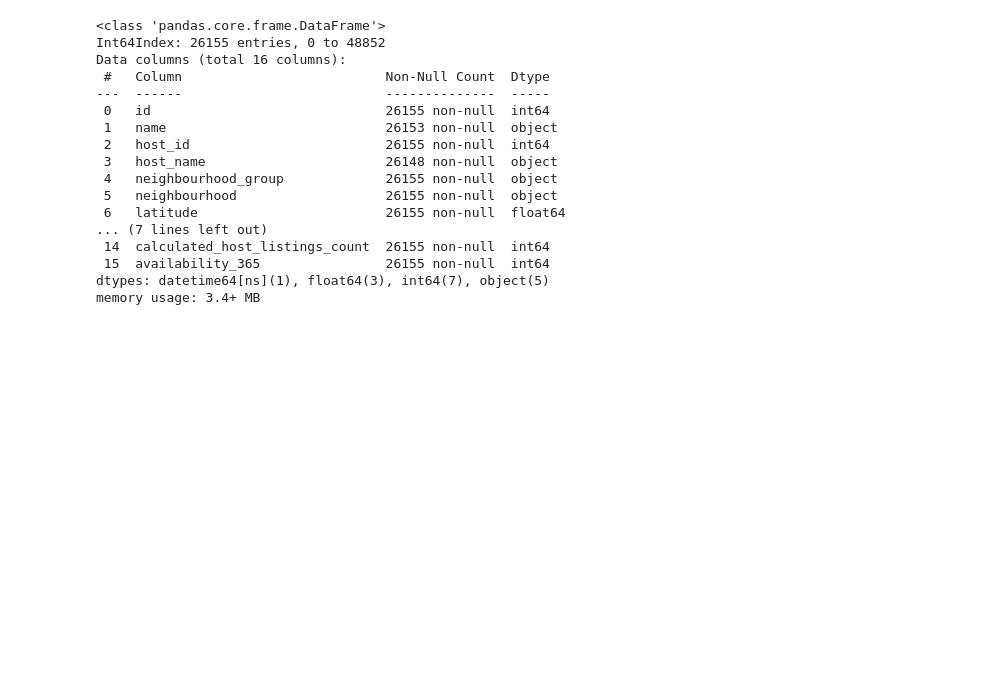
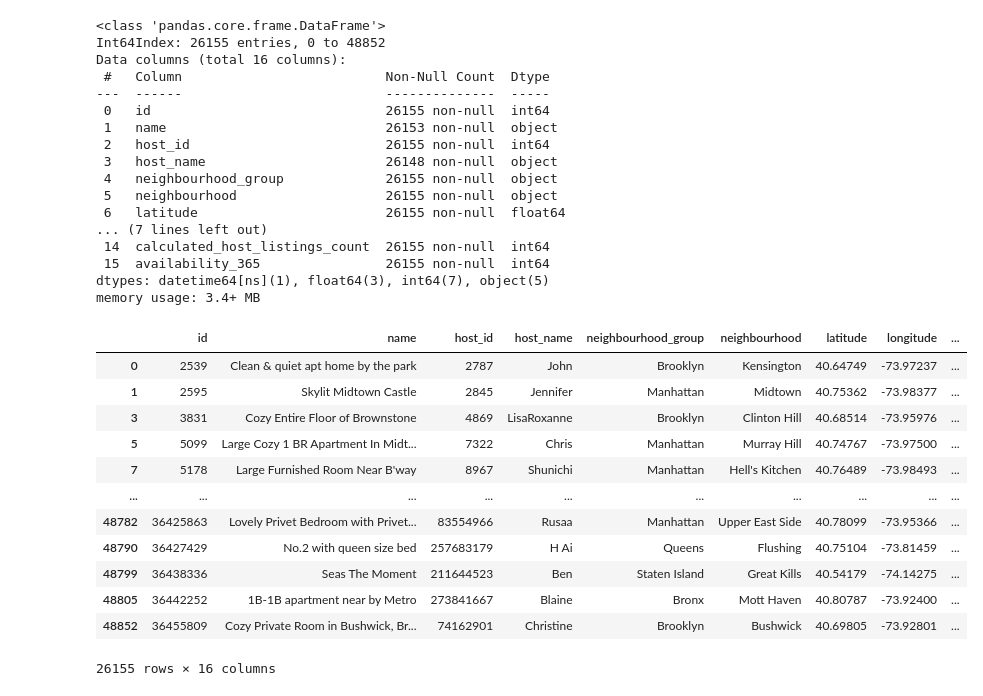
Before and after one commit to amol004/Airbnb-booking-analysis, a Jupyter notebook: Airbnb_bookings_analysis.ipynb, the cells around one changed output. Saved outputs shown, nothing was run; the diff lists cells and outputs as text; code cells hidden in the pictures; blank space fills up the shorter version.

```diff
--- a/Airbnb_bookings_analysis.ipynb
+++ b/Airbnb_bookings_analysis.ipynb
@@ -193,3 +193,19 @@ Data columns (total 16 columns):
  15  availability_365                26155 non-null  int64
 dtypes: datetime64[ns](1), float64(3), int64(7), object(5)
 memory usage: 3.4+ MB
+# %%
+airbnb_df
+# %% [output]
+|  | id | name | host_id | host_name | neighbourhood_group | neighbourhood | latitude | longitude | ... |
+| 0 | 2539 | Clean & quiet apt home by the park | 2787 | John | Brooklyn | Kensington | 40.64749 | -73.97237 | ... |
+| 1 | 2595 | Skylit Midtown Castle | 2845 | Jennifer | Manhattan | Midtown | 40.75362 | -73.98377 | ... |
+| 3 | 3831 | Cozy Entire Floor of Brownstone | 4869 | LisaRoxanne | Brooklyn | Clinton Hill | 40.68514 | -73.95976 | ... |
+| 5 | 5099 | Large Cozy 1 BR Apartment In Midt... | 7322 | Chris | Manhattan | Murray Hill | 40.74767 | -73.97500 | ... |
+| 7 | 5178 | Large Furnished Room Near B'way | 8967 | Shunichi | Manhattan | Hell's Kitchen | 40.76489 | -73.98493 | ... |
+| ... | ... | ... | ... | ... | ... | ... | ... | ... | ... |
+| 48782 | 36425863 | Lovely Privet Bedroom with Privet... | 83554966 | Rusaa | Manhattan | Upper East Side | 40.78099 | -73.95366 | ... |
+| 48790 | 36427429 | No.2 with queen size bed | 257683179 | H Ai | Queens | Flushing | 40.75104 | -73.81459 | ... |
+| 48799 | 36438336 | Seas The Moment | 211644523 | Ben | Staten Island | Great Kills | 40.54179 | -74.14275 | ... |
+| 48805 | 36442252 | 1B-1B apartment near by Metro | 273841667 | Blaine | Bronx | Mott Haven | 40.80787 | -73.92400 | ... |
+| 48852 | 36455809 | Cozy Private Room in Bushwick, Br... | 74162901 | Christine | Brooklyn | Bushwick | 40.69805 | -73.92801 | ... |
+26155 rows × 16 columns
```
Also changed, not shown: parts of 3 cells of this notebook.
